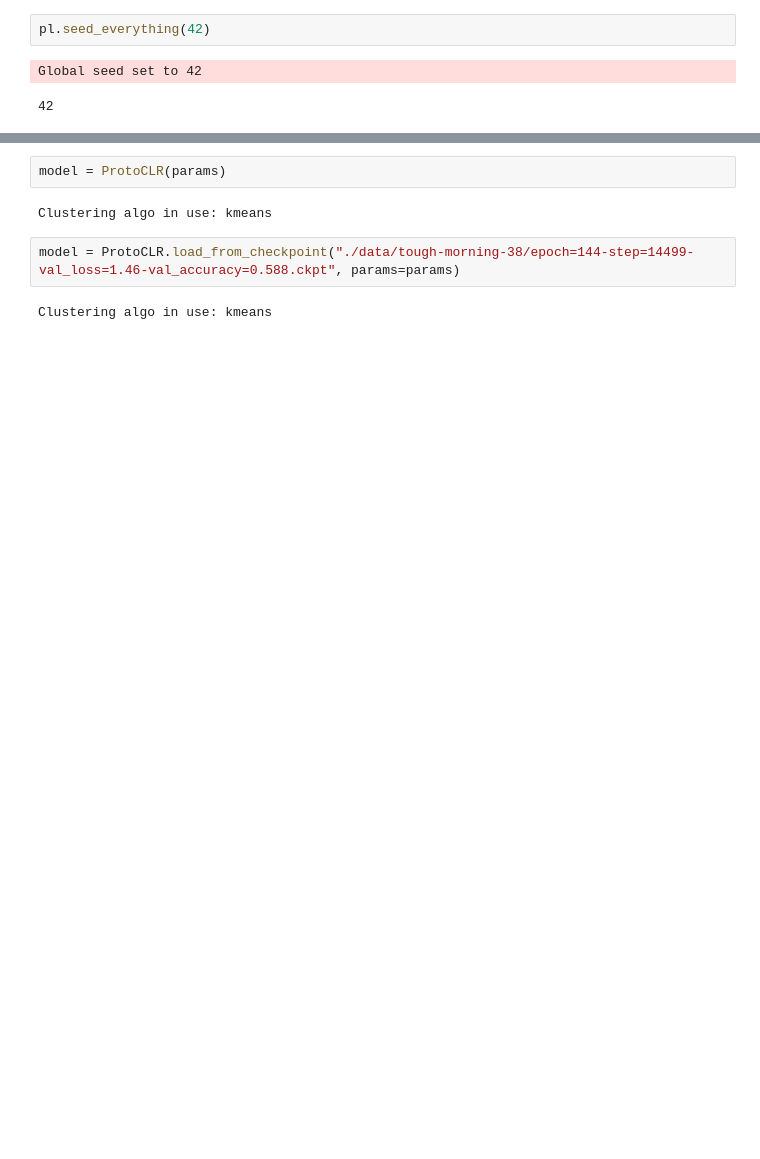
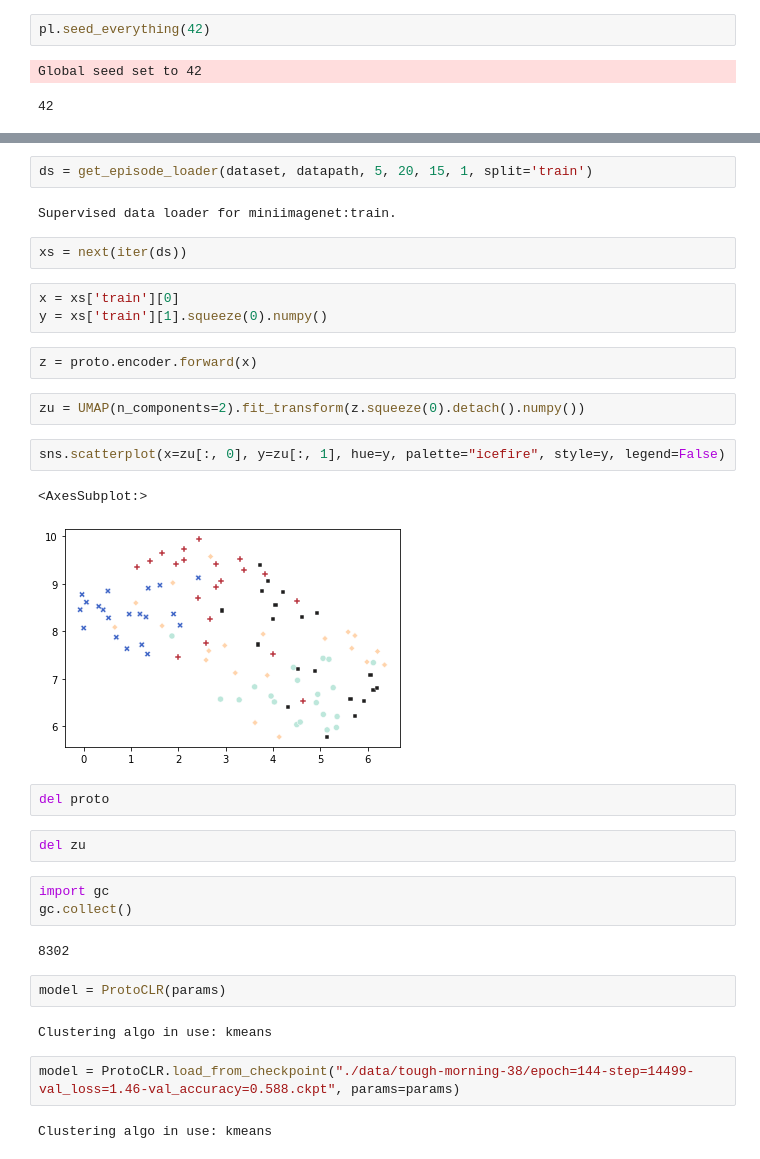
Before and after one commit to ojss/c3lr, a Jupyter notebook: testing.ipynb, the cells around one changed output, grey strips where cells are left out. Drawn from its saved outputs; the diff is of its cells as text; blank space fills up the shorter version.

```diff
--- a/testing.ipynb
+++ b/testing.ipynb
@@ -114,6 +180,33 @@ uuid=None
         rerank_kjrd=rerank_kjrd,
         re_rank_args=ReRankerContainer(k1=rrk1, k2=rrk2, lambda_value=rrlambda)
     )
+# %%
+ds = get_episode_loader(dataset, datapath, 5, 20, 15, 1, split='train')
+# %% [output]
+Supervised data loader for miniimagenet:train.
+# %%
+xs = next(iter(ds))
+# %%
+x = xs['train'][0]
+y = xs['train'][1].squeeze(0).numpy()
+# %%
+z = proto.encoder.forward(x)
+# %%
+zu = UMAP(n_components=2).fit_transform(z.squeeze(0).detach().numpy())
+# %%
+sns.scatterplot(x=zu[:, 0], y=zu[:, 1], hue=y, palette="icefire", style=y, legend=False)
+# %% [output]
+<AxesSubplot:>
+[figure, added]
+# %%
+del proto
+# %%
+del zu
+# %%
+import gc
+gc.collect()
+# %% [output]
+8302
 # %%
 model = ProtoCLR(params)
 # %% [output]
```
Also changed, not shown: parts of 13 cells of this notebook, 4 other files.
